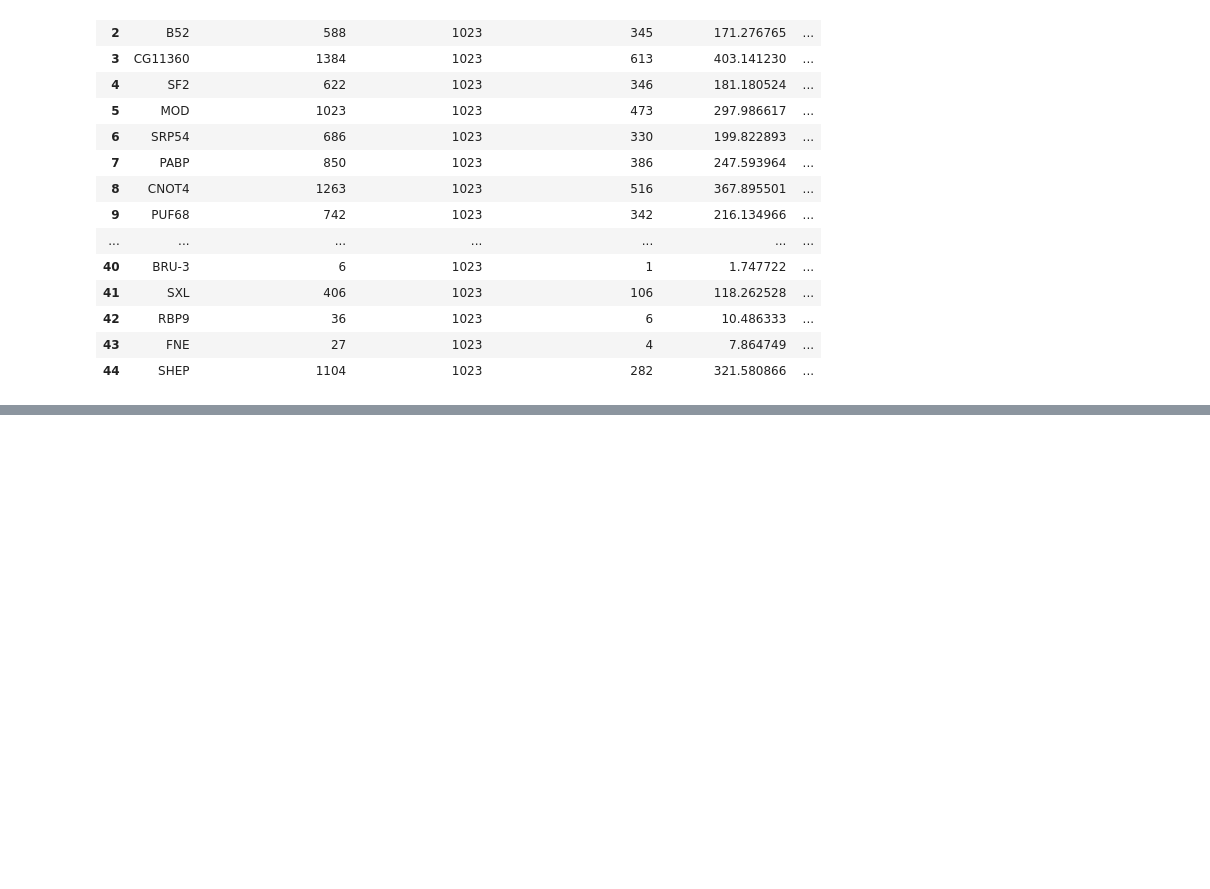
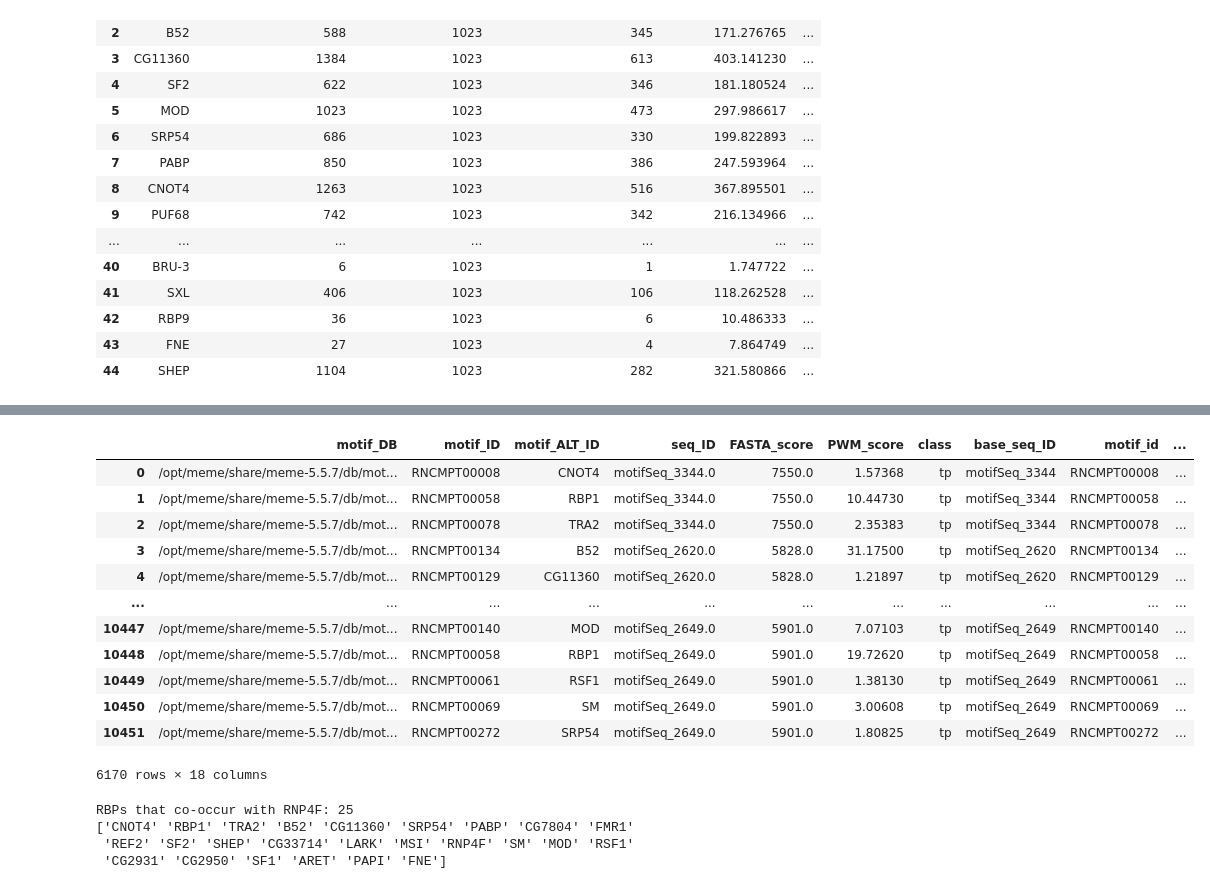
Before and after one commit to ManchesterBioinference/mRNA_LLM, a Jupyter notebook: notebooks/explorativeJupyterNotebooks/exploreRNP4F.ipynb, the cells around one changed output, grey strips where cells are left out. Cells and saved outputs as stored; diff of their text form; code cells hidden in the pictures; blank space fills up the shorter version.

```diff
--- a/notebooks/explorativeJupyterNotebooks/exploreRNP4F.ipynb
+++ b/notebooks/explorativeJupyterNotebooks/exploreRNP4F.ipynb
@@ -555,0 +712,28 @@ hypergeom_df
+# %%
+filtDF = filtDF[~filtDF[['motif_ALT_ID', 'base_seq_ID']].duplicated()]
+filtDF
+# %% [output]
+|  | motif_DB | motif_ID | motif_ALT_ID | seq_ID | FASTA_score | PWM_score | class | base_seq_ID | motif_id | ... |
+| 0 | /opt/meme/share/meme-5.5.7/db/mot... | RNCMPT00008 | CNOT4 | motifSeq_3344.0 | 7550.0 | 1.57368 | tp | motifSeq_3344 | RNCMPT00008 | ... |
+| 1 | /opt/meme/share/meme-5.5.7/db/mot... | RNCMPT00058 | RBP1 | motifSeq_3344.0 | 7550.0 | 10.44730 | tp | motifSeq_3344 | RNCMPT00058 | ... |
+| 2 | /opt/meme/share/meme-5.5.7/db/mot... | RNCMPT00078 | TRA2 | motifSeq_3344.0 | 7550.0 | 2.35383 | tp | motifSeq_3344 | RNCMPT00078 | ... |
+| 3 | /opt/meme/share/meme-5.5.7/db/mot... | RNCMPT00134 | B52 | motifSeq_2620.0 | 5828.0 | 31.17500 | tp | motifSeq_2620 | RNCMPT00134 | ... |
+| 4 | /opt/meme/share/meme-5.5.7/db/mot... | RNCMPT00129 | CG11360 | motifSeq_2620.0 | 5828.0 | 1.21897 | tp | motifSeq_2620 | RNCMPT00129 | ... |
+| ... | ... | ... | ... | ... | ... | ... | ... | ... | ... | ... |
+| 10447 | /opt/meme/share/meme-5.5.7/db/mot... | RNCMPT00140 | MOD | motifSeq_2649.0 | 5901.0 | 7.07103 | tp | motifSeq_2649 | RNCMPT00140 | ... |
+| 10448 | /opt/meme/share/meme-5.5.7/db/mot... | RNCMPT00058 | RBP1 | motifSeq_2649.0 | 5901.0 | 19.72620 | tp | motifSeq_2649 | RNCMPT00058 | ... |
+| 10449 | /opt/meme/share/meme-5.5.7/db/mot... | RNCMPT00061 | RSF1 | motifSeq_2649.0 | 5901.0 | 1.38130 | tp | motifSeq_2649 | RNCMPT00061 | ... |
+| 10450 | /opt/meme/share/meme-5.5.7/db/mot... | RNCMPT00069 | SM | motifSeq_2649.0 | 5901.0 | 3.00608 | tp | motifSeq_2649 | RNCMPT00069 | ... |
+| 10451 | /opt/meme/share/meme-5.5.7/db/mot... | RNCMPT00272 | SRP54 | motifSeq_2649.0 | 5901.0 | 1.80825 | tp | motifSeq_2649 | RNCMPT00272 | ... |
+6170 rows × 18 columns
+# %%
+# Find all RBPs that co-occur with RNP4F (same base_seq_ID)
+cooccurring_rbps = filtDF['motif_ALT_ID'].unique()
+
+print(f"RBPs that co-occur with RNP4F: {len(cooccurring_rbps)}")
+print(cooccurring_rbps)
+# %% [output]
+RBPs that co-occur with RNP4F: 25
+['CNOT4' 'RBP1' 'TRA2' 'B52' 'CG11360' 'SRP54' 'PABP' 'CG7804' 'FMR1'
+ 'REF2' 'SF2' 'SHEP' 'CG33714' 'LARK' 'MSI' 'RNP4F' 'SM' 'MOD' 'RSF1'
+ 'CG2931' 'CG2950' 'SF1' 'ARET' 'PAPI' 'FNE']
```
Also changed, not shown: parts of 19 cells of this notebook, 12 other files.
